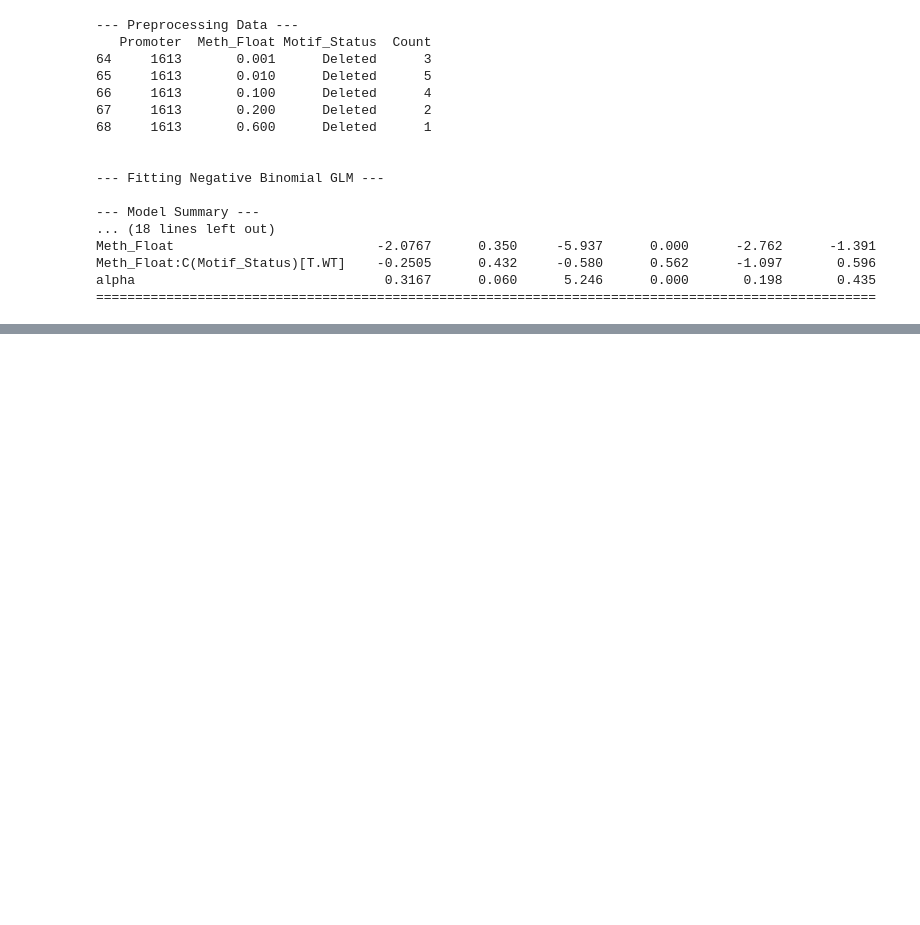
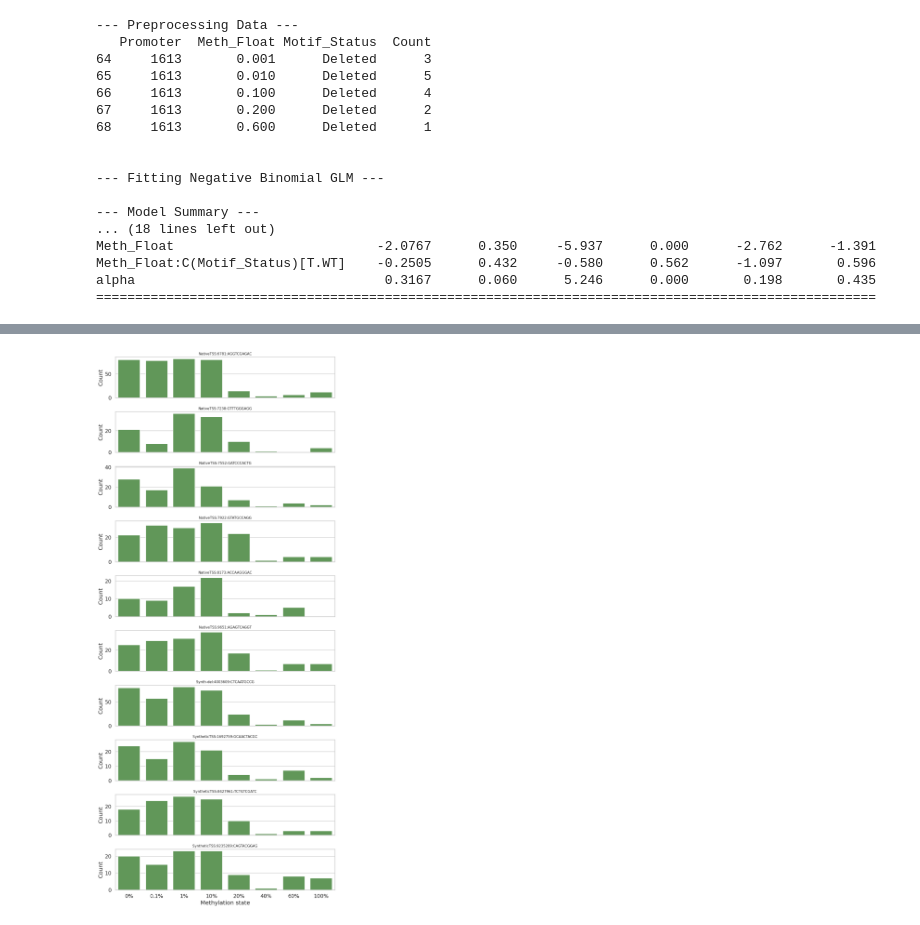
Before and after one commit to level6626/STAP-seq-pipeline, a Jupyter notebook: notebooks/analyze_barcode_pipeline_results.ipynb, the cells around one changed output, grey strips where cells are left out. Cells and saved outputs as stored; diff of their text form; code cells hidden in the pictures; blank space fills up the shorter version.

```diff
--- a/notebooks/analyze_barcode_pipeline_results.ipynb
+++ b/notebooks/analyze_barcode_pipeline_results.ipynb
@@ -540,0 +671,16 @@ with open('./intermediate_data/native_tss_del_motif_glm.txt', 'w') as f:
+# %%
+selected_oligos = result.loc[upper_mask, 'Oligo_ID'].tolist()
+fig, axes = plt.subplots(len(selected_oligos), 1, figsize=(11, 2.5 * len(selected_oligos)), sharex=True)
+if len(selected_oligos) == 1:
+    axes = [axes]
+meth_order = ["0%", "0.1%", "1%", "10%", "20%", "40%", "60%", "100%"]
+for ax, oligo in zip(axes, selected_oligos):
+    sub = filtered_tss_counts_agg[filtered_tss_counts_agg["Oligo_ID"] == oligo]
+    sns.barplot(data=sub, x="Meth_State", y="Count", order=meth_order, ax=ax, color="#59A14F")
+    ax.set_title(oligo, fontsize=11)
+    ax.set_xlabel("")
+    ax.set_ylabel("Count")
+plt.xlabel("Methylation state")
+plt.tight_layout()
+# %% [output]
+[figure, added]
```
Also changed, not shown: parts of 188 cells of this notebook, 13 other files.
